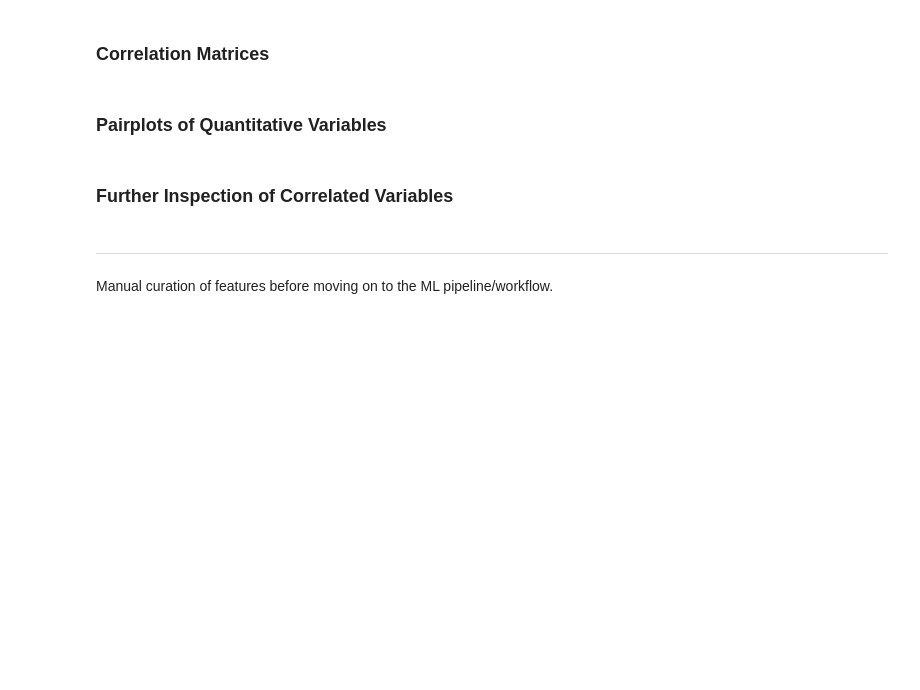
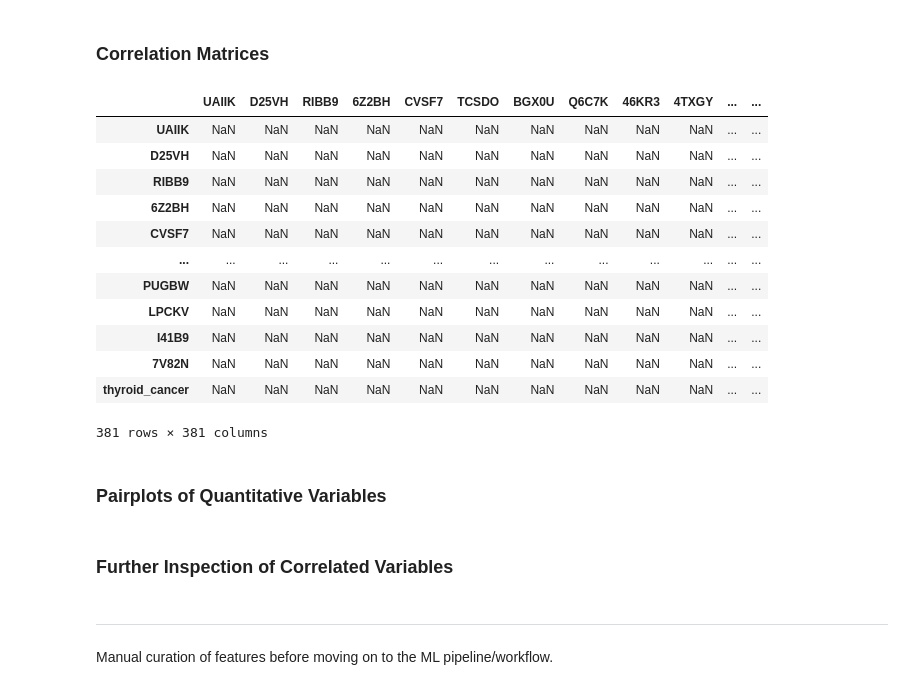
Before and after one commit to Jack-Coutts/ThyCa_Classification_UKBB, a Jupyter notebook: my_supervised_ML_methods.ipynb, the cells around one changed output. Drawn from its saved outputs; the diff is of its cells as text; code cells hidden in the pictures; blank space fills up the shorter version.

```diff
--- a/my_supervised_ML_methods.ipynb
+++ b/my_supervised_ML_methods.ipynb
@@ -194,2 +194,20 @@ plt.show()
 # %% [markdown]
 ### Correlation Matrices
+# %%
+c = df.corr()
+fc = c[((c >= .5) | (c <= -.5)) & (c !=1.000)]
+fc
+# %% [output]
+|  | UAIIK | D25VH | RIBB9 | 6Z2BH | CVSF7 | TCSDO | BGX0U | Q6C7K | 46KR3 | 4TXGY | ... | ... |
+| UAIIK | NaN | NaN | NaN | NaN | NaN | NaN | NaN | NaN | NaN | NaN | ... | ... |
+| D25VH | NaN | NaN | NaN | NaN | NaN | NaN | NaN | NaN | NaN | NaN | ... | ... |
+| RIBB9 | NaN | NaN | NaN | NaN | NaN | NaN | NaN | NaN | NaN | NaN | ... | ... |
+| 6Z2BH | NaN | NaN | NaN | NaN | NaN | NaN | NaN | NaN | NaN | NaN | ... | ... |
+| CVSF7 | NaN | NaN | NaN | NaN | NaN | NaN | NaN | NaN | NaN | NaN | ... | ... |
+| ... | ... | ... | ... | ... | ... | ... | ... | ... | ... | ... | ... | ... |
+| PUGBW | NaN | NaN | NaN | NaN | NaN | NaN | NaN | NaN | NaN | NaN | ... | ... |
+| LPCKV | NaN | NaN | NaN | NaN | NaN | NaN | NaN | NaN | NaN | NaN | ... | ... |
+| I41B9 | NaN | NaN | NaN | NaN | NaN | NaN | NaN | NaN | NaN | NaN | ... | ... |
+| 7V82N | NaN | NaN | NaN | NaN | NaN | NaN | NaN | NaN | NaN | NaN | ... | ... |
+| thyroid_cancer | NaN | NaN | NaN | NaN | NaN | NaN | NaN | NaN | NaN | NaN | ... | ... |
+381 rows × 381 columns
```
Also changed, not shown: parts of 9 cells of this notebook.
